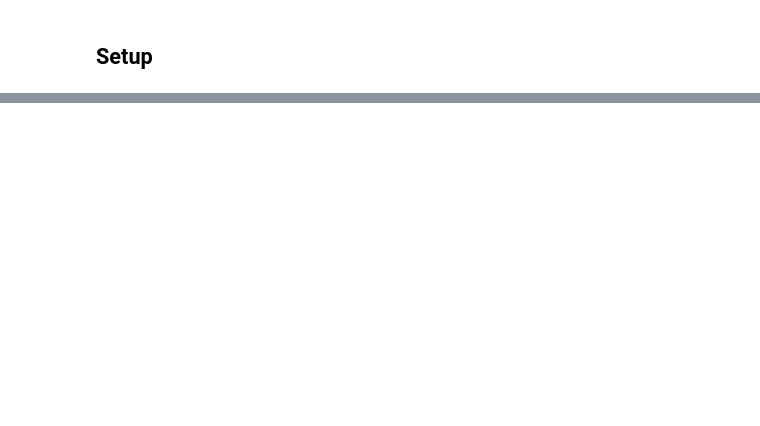
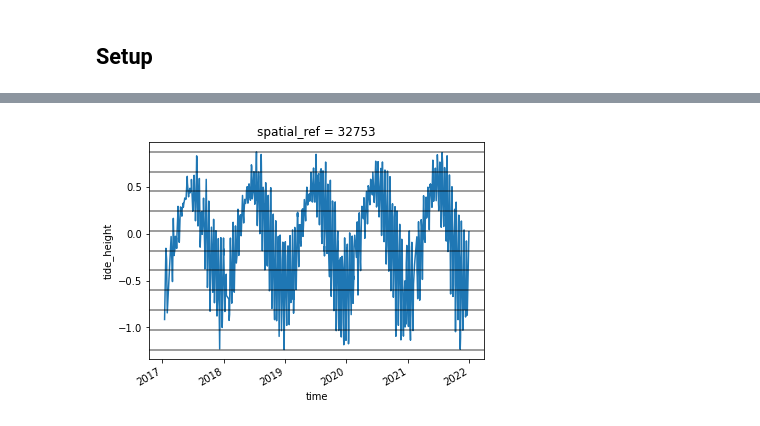
Before and after one commit to GeoscienceAustralia/dea-intertidal, a Jupyter notebook: notebooks/Virtual_product.ipynb, the cells around one changed output, grey strips where cells are left out. Drawn from its saved outputs; the diff is of its cells as text; code cells hidden in the pictures; blank space fills up the shorter version.

```diff
--- a/notebooks/Virtual_product.ipynb
+++ b/notebooks/Virtual_product.ipynb
@@ -54,9 +56,9 @@ Hosting the HTTP server on port 36887 instead
 # %%
 dc = datacube.Datacube(app='Intertidal_elevation')
 # %%
-# aoi = 'Wollogorang'
+aoi = 'Wollogorang'
 # aoi = 'McCarthur River'
-aoi = 'Greenbank'
+# aoi = 'Greenbank'
 # aoi = 'Seven Emu'
 
 time_range = ('2017', '2021')
@@ -162,0 +183,22 @@ spatial_ref
+# %%
+# classes
+n = 10
+
+# Sort every image by tide height
+ds_clear = ds.sortby('tide_height')
+
+# Bin tide heights into 9 tidal intervals from low (1) to high tide (9)
+binInterval = np.linspace(ds.tide_height.min(),
+                          ds.tide_height.max(),
+                          num=n+1)
+tide_intervals = pd.cut(ds.tide_height,
+                        bins=binInterval,
+                        labels=range(1, n+1),
+                        include_lowest=True)
+
+# Add interval to dataset
+ds['tide_interval'] = xr.DataArray(tide_intervals, coords=[ds.time])
+ds.sortby('time').tide_height.plot()
+for i in binInterval: plt.axhline(i, c='black', alpha=0.5)
+# %% [output]
+[figure, added]
```
Also changed, not shown: parts of 37 cells of this notebook, 1 other file.
